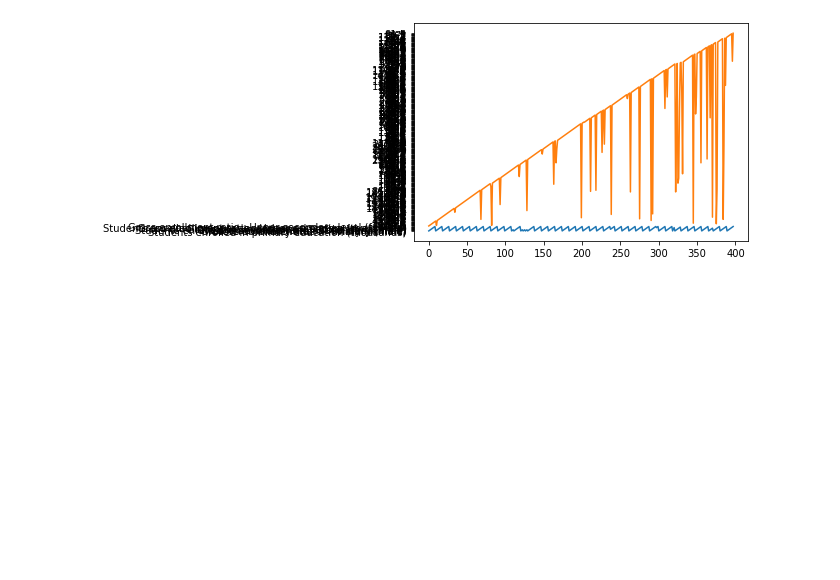
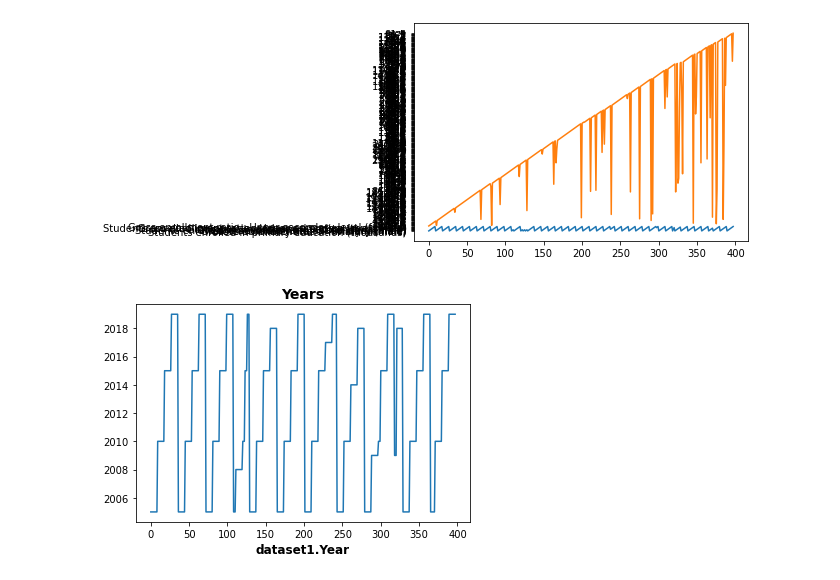
Before and after one commit to suzettecomia/3206-The-Rising-Squad, a Jupyter notebook: Quality_Education_Enhancement_Lead_to_Economic_Growth.ipynb, the cells around one changed output. Cells and saved outputs as stored; diff of their text form; code cells hidden in the pictures; blank space fills up the shorter version.

```diff
--- a/Quality_Education_Enhancement_Lead_to_Economic_Growth.ipynb
+++ b/Quality_Education_Enhancement_Lead_to_Economic_Growth.ipynb
@@ -117,3 +119,10 @@ plt.plot(dataset1.Value)
 # %% [output]
 [<matplotlib.lines.Line2D at 0x...>]
 [figure]
+# %%
+plt.plot(dataset1.Year)
+plt.xlabel('dataset1.Year', fontsize = 12, fontweight = "semibold")
+plt.title('Years', fontsize = 14, fontweight = "semibold")
+plt.show()
+# %% [output]
+[figure, added]
```
Also changed, not shown: parts of 1 cell of this notebook.
